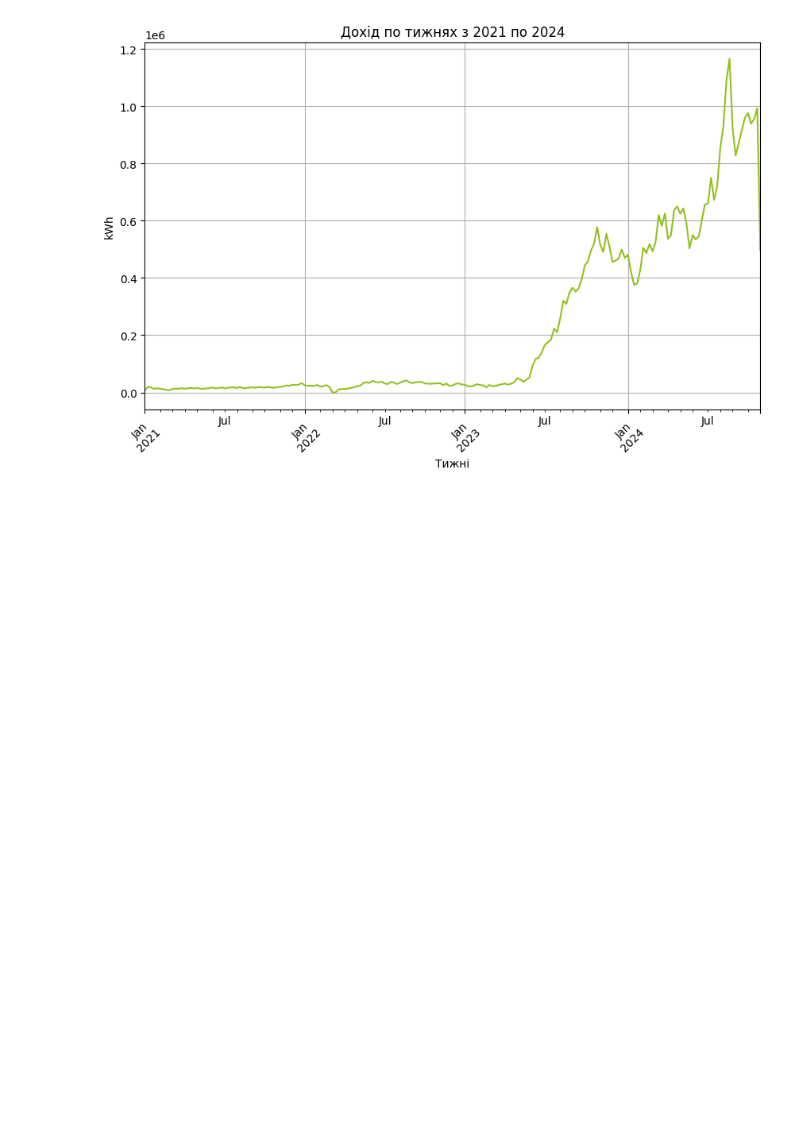
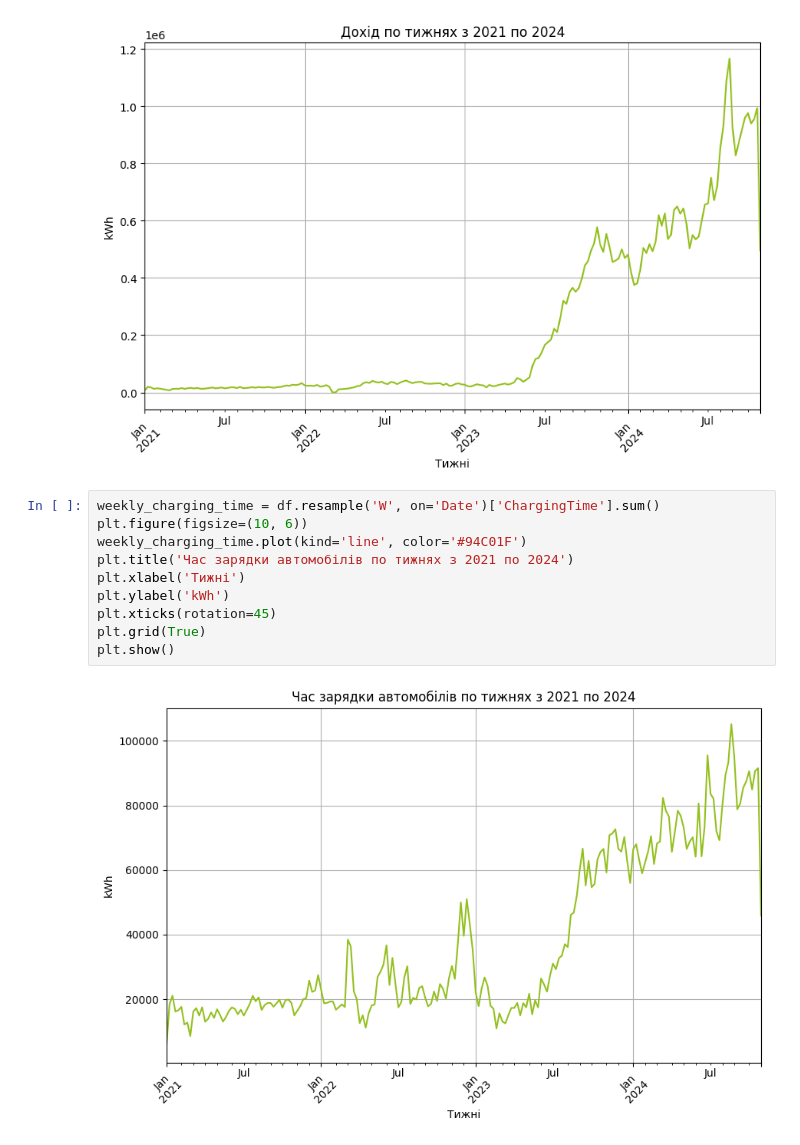
Before and after one commit to Lkupybida/ArtficialInteligenceCourseProject, a Jupyter notebook: nastiia.ipynb, the cells around one changed output. Drawn from its saved outputs; the diff is of its cells as text; blank space fills up the shorter version.

Commit message:
add plot of ChargingTime

```diff
--- a/nastiia.ipynb
+++ b/nastiia.ipynb
@@ -105,3 +105,15 @@ plt.grid(True)
 plt.show()
 # %% [output]
 [figure]
+# %%
+weekly_charging_time = df.resample('W', on='Date')['ChargingTime'].sum()
+plt.figure(figsize=(10, 6))
+weekly_charging_time.plot(kind='line', color='#94C01F')
+plt.title('Час зарядки автомобілів по тижнях з 2021 по 2024')
+plt.xlabel('Тижні')
+plt.ylabel('kWh')
+plt.xticks(rotation=45)
+plt.grid(True)
+plt.show()
+# %% [output]
+[figure, added]
```
